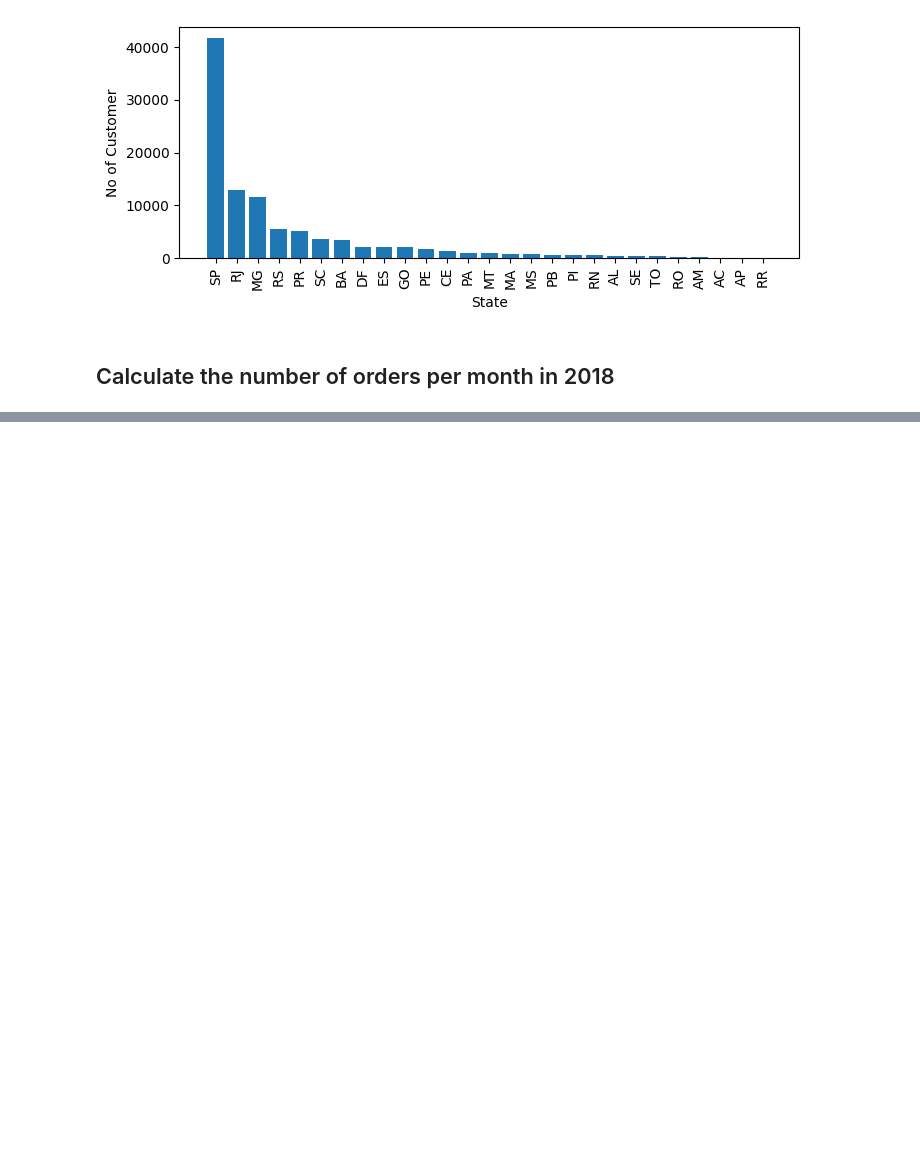
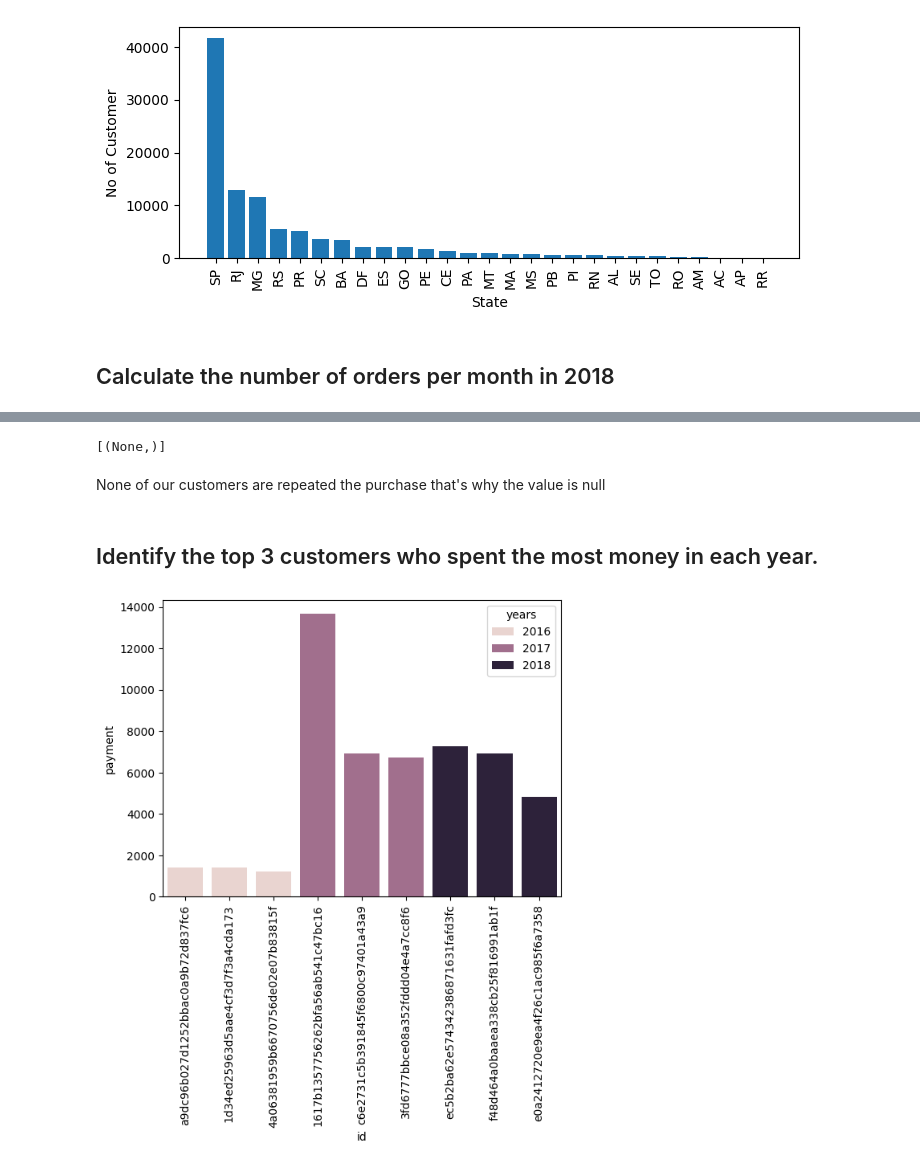
Before and after one commit to MontyDevelop/Ecommerce-data-analysis, a Jupyter notebook: Ecommerce(SQL+Python) Data analysis.ipynb, the cells around one changed output, grey strips where cells are left out. Drawn from its saved outputs; the diff is of its cells as text; code cells hidden in the pictures; blank space fills up the shorter version.

```diff
--- a/Ecommerce(SQL+Python) Data analysis.ipynb
+++ b/Ecommerce(SQL+Python) Data analysis.ipynb
@@ -119,0 +302,55 @@ plt.show()
+# %%
+query = """
+with a as (select customers.customer_id,
+min(orders.order_purchase_timestamp) first_order
+from customers join orders
+on customers.customer_id = orders.customer_id
+group by customers.customer_id),
+
+b as (select a.customer_id,
+count(distinct orders.order_purchase_timestamp) next_order
+from a join orders
+on orders.customer_id =  a.customer_id
+and orders.order_purchase_timestamp > first_order
+and orders.order_purchase_timestamp <
+date_add(first_order, interval 6 month)
+group by a.customer_id)
+
+select 100* (count(distinct a.customer_id) / count(distinct b.customer_id))
+from a left join b
+on a.customer_id = b.customer_id
+"""
+
+cur.execute(query)
+data = cur.fetchall()
+data
+# %% [output]
+[(None,)]
+# %% [markdown]
+None of our customers are repeated the purchase that's why the value is null
+# %% [markdown]
+## Identify the top 3 customers who spent the most money in each year.
+# %%
+query = """
+select years, customer_id, payment, d_rank from
+(select year(orders.order_purchase_timestamp) years,
+orders.customer_id,
+sum(payments.payment_value) payment,
+dense_rank() over(partition by year(orders.order_purchase_timestamp)
+order by sum(payments.payment_value) desc) d_rank
+from orders join payments
+on payments.order_id = orders.order_id
+group by year(orders.order_purchase_timestamp),
+orders.customer_id) as a
+where d_rank <= 3
+"""
+
+cur.execute(query)
+data = cur.fetchall()
+df= pd.DataFrame(data,columns=['years', 'id','payment','rank'])
+# df.head()
+sns.barplot(x='id',y='payment', data=df, hue='years')
+plt.xticks(rotation=90)
+plt.show()
+# %% [output]
+[figure, added]
```
Also changed, not shown: parts of 17 cells of this notebook.
